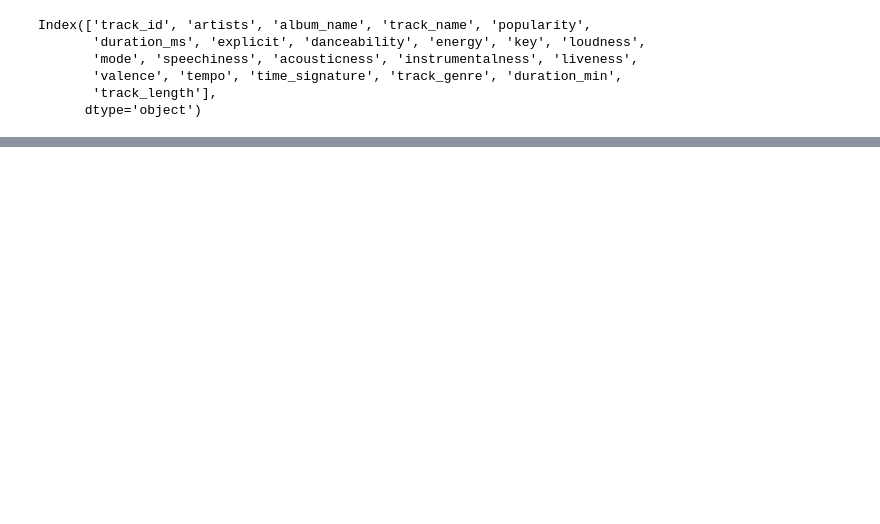
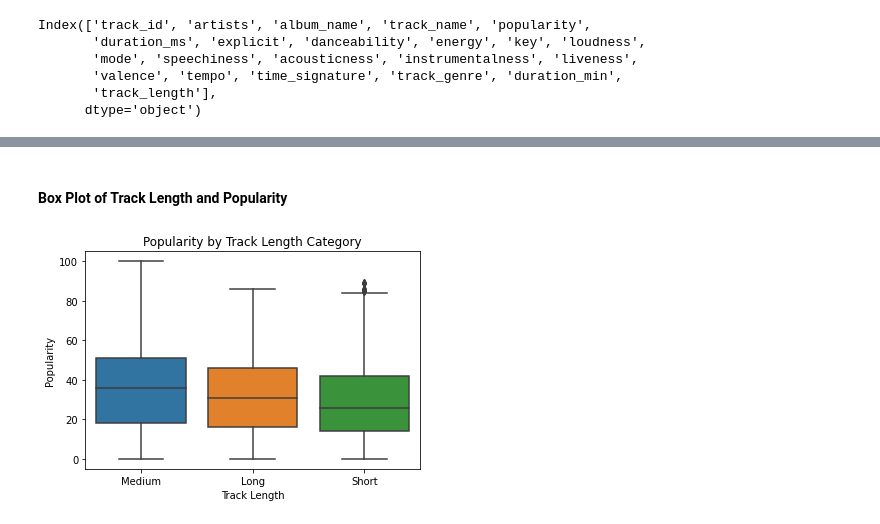
Before and after one commit to C-3DevO/spotify_analysis, a Jupyter notebook: music.ipynb, the cells around one changed output, grey strips where cells are left out. Saved outputs shown, nothing was run; the diff lists cells and outputs as text; code cells hidden in the pictures; blank space fills up the shorter version.

```diff
--- a/music.ipynb
+++ b/music.ipynb
@@ -538,0 +601,13 @@ plt.show()
+# %% [markdown]
+#### Box Plot of Track Length and Popularity
+# %%
+#plotting
+sns.boxplot(x='track_length', y='popularity', data=data)
+
+#Title and Labels
+plt.title('Popularity by Track Length Category')
+plt.xlabel('Track Length')
+plt.ylabel('Popularity')
+plt.show()
+# %% [output]
+[figure, added]
```
Also changed, not shown: parts of 25 cells of this notebook.
